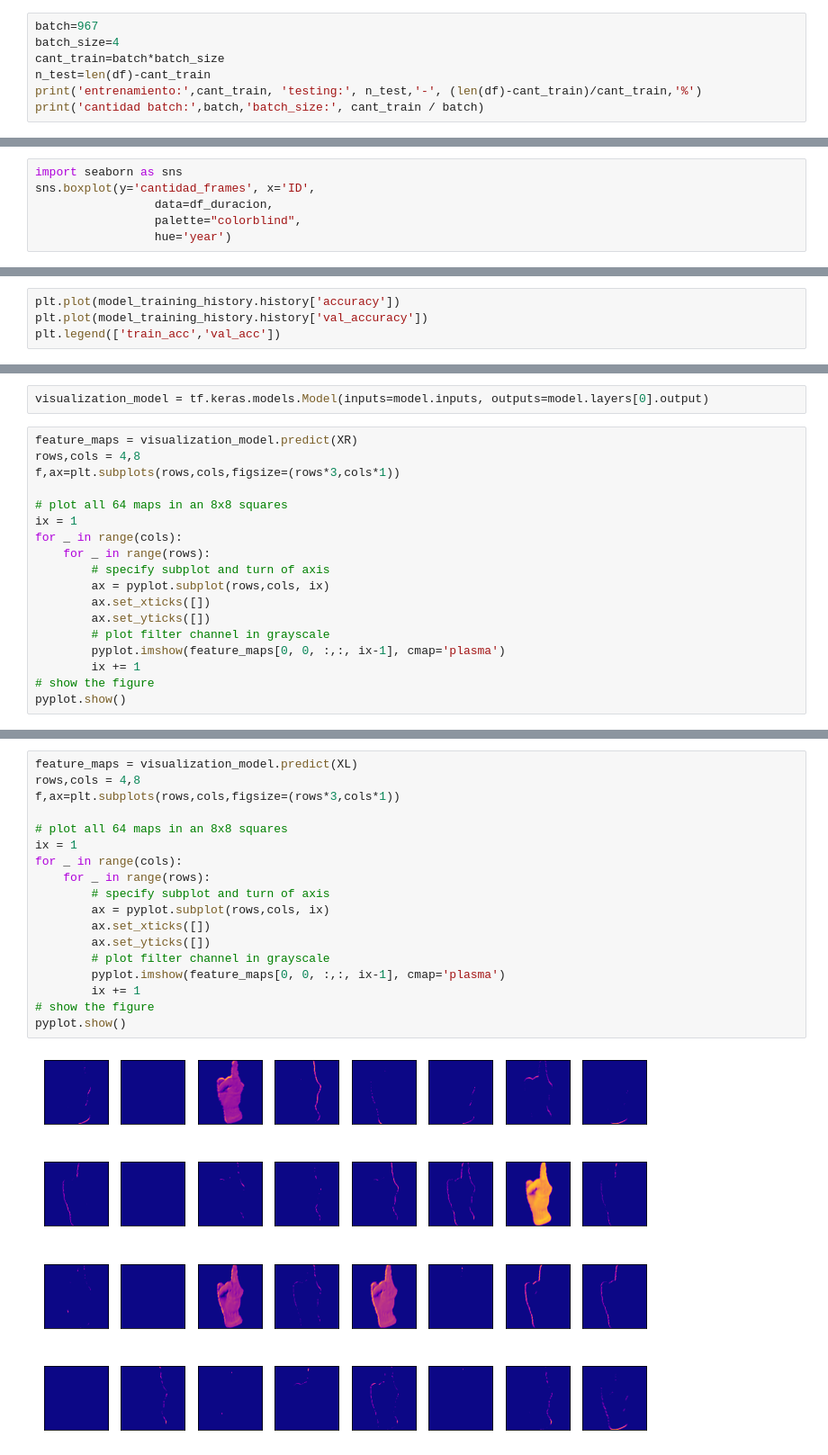
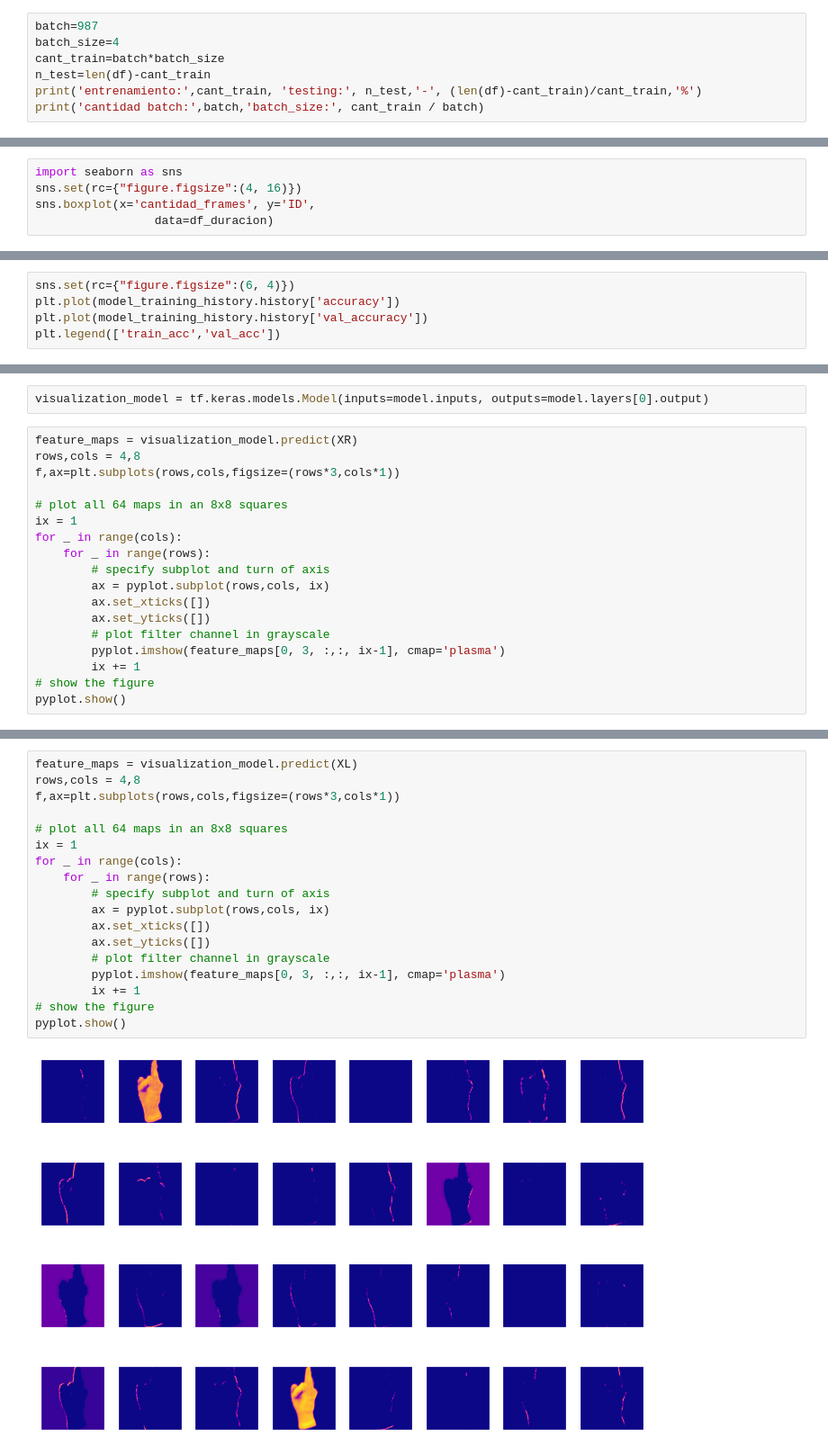
Before and after one commit to ffelicioni/conv3d_video, a Jupyter notebook: clasificar_hands.ipynb, the cells around one changed output, grey strips where cells are left out. Shown at 90% size. Drawn from its saved outputs; the diff is of its cells as text.

```diff
--- a/clasificar_hands.ipynb
+++ b/clasificar_hands.ipynb
@@ -264,7 +246,7 @@ df_train=df[~df.file_path.isin(df_test.file_path)]
 # %% [markdown]
 Lotes de 4
 # %%
-batch=967
+batch=987
 batch_size=4
 cant_train=batch*batch_size
 n_test=len(df)-cant_train
@@ -349,7 +308,6 @@ sns.boxplot(df_duracion[df_duracion.ID=='001'].cantidad_frames)
 # %%
 import seaborn as sns
-sns.boxplot(y='cantidad_frames', x='ID',
-                 data=df_duracion,
-                 palette="colorblind",
-                 hue='year')
+sns.set(rc={"figure.figsize":(4, 16)})
+sns.boxplot(x='cantidad_frames', y='ID',
+                 data=df_duracion)
 # %% [output]
@@ -547,6 +562,7 @@ array([[5, 0, 0, ..., 0, 0, 0],
 # %%
 #confusion_calculada
 # %%
+sns.set(rc={"figure.figsize":(6, 4)})
 plt.plot(model_training_history.history['accuracy'])
 plt.plot(model_training_history.history['val_accuracy'])
 plt.legend(['train_acc','val_acc'])
@@ -700,7 +716,7 @@ for _ in range(cols):
 		ax.set_xticks([])
 		ax.set_yticks([])
 		# plot filter channel in grayscale
-		pyplot.imshow(feature_maps[0, 0, :,:, ix-1], cmap='plasma')
+		pyplot.imshow(feature_maps[0, 3, :,:, ix-1], cmap='plasma')
 		ix += 1
 # show the figure
 pyplot.show()
@@ -709,20 +725,20 @@ pyplot.show()
 # %%
 feature_maps = visualization_model.predict(XL)
 rows,cols = 4,8
 f,ax=plt.subplots(rows,cols,figsize=(rows*3,cols*1))
 
 # plot all 64 maps in an 8x8 squares
 ix = 1
 for _ in range(cols):
 	for _ in range(rows):
 		# specify subplot and turn of axis
 		ax = pyplot.subplot(rows,cols, ix)
 		ax.set_xticks([])
 		ax.set_yticks([])
 		# plot filter channel in grayscale
-		pyplot.imshow(feature_maps[0, 0, :,:, ix-1], cmap='plasma')
+		pyplot.imshow(feature_maps[0, 3, :,:, ix-1], cmap='plasma')
 		ix += 1
 # show the figure
 pyplot.show()
 # %% [output]
-[figure, old version]
+[figure, new version]
```
Also changed, not shown: parts of 42 cells of this notebook.
